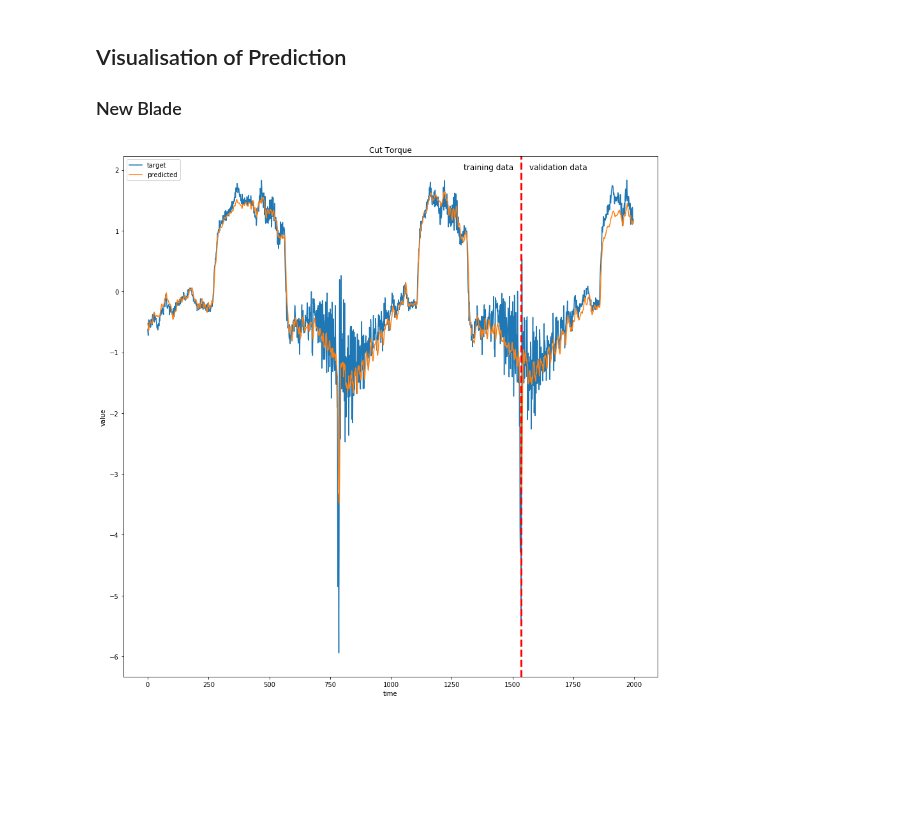
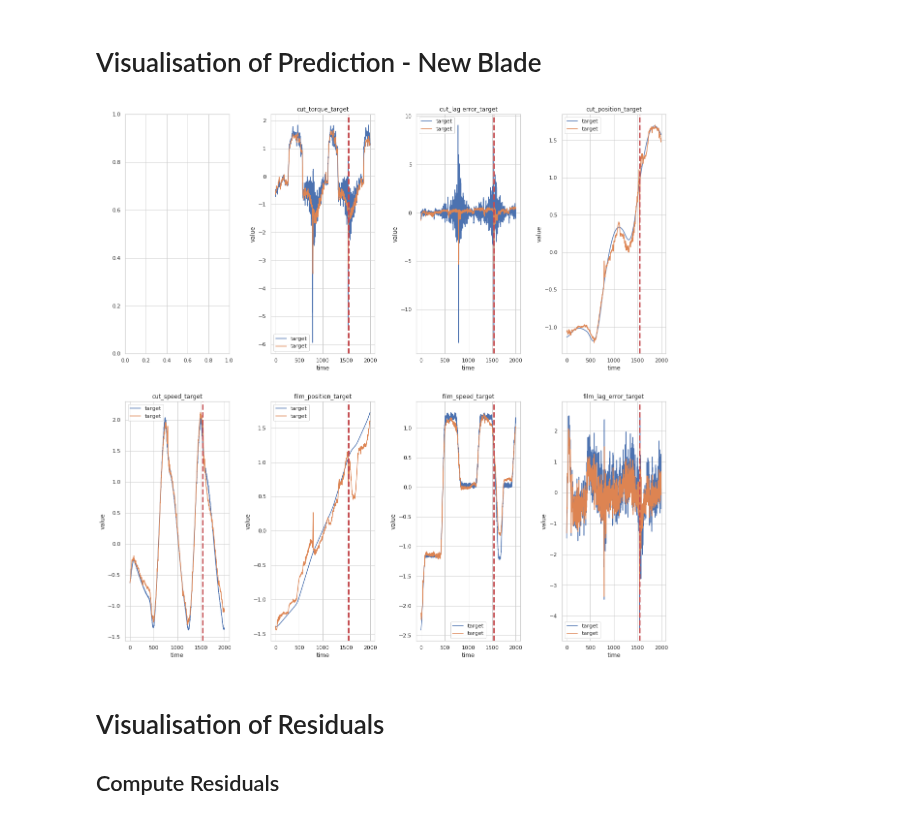
Before and after one commit to carlov93/predictive_maintenance, a Jupyter notebook: src/visualisation/visualisation_prediction.ipynb, the cells around one changed output. Saved outputs shown, nothing was run; the diff lists cells and outputs as text; code cells hidden in the pictures; blank space fills up the shorter version.

```diff
--- a/src/visualisation/visualisation_prediction.ipynb
+++ b/src/visualisation/visualisation_prediction.ipynb
@@ -5,16 +7,22 @@ import seaborn as sns
 # %% [markdown]
-## Visualisation of Prediction
-### New Blade
+# Visualisation of Prediction - New Blade
 # %%
 data_new_blade = pd.read_csv("./files/prediction_new_blade.csv", sep=";")
-f, ax = plt.subplots(figsize=(15, 15))
-sns.lineplot(data=data_new_blade, x="timestamp", y="cut_torque_target", ax=ax, label="target")
-sns.lineplot(data=data_new_blade, x="timestamp", y="cut_torque_predicted", ax=ax, label="predicted")
-ax.axvline(1536, 0,2, color="r", linestyle ="--", linewidth=3, label="train-validation")
-plt.text(1570, 2, 'validation data', fontsize=12)
-plt.text(1300, 2, 'training data', fontsize=12)
-ax.set(xlabel='time', ylabel='value')
-ax.set(title="Cut Torque")
+fig, axes = plt.subplots(2, 4, figsize=(20,20))
+ax = axes.ravel()
+columns = data_new_blade.columns
+plt.subplots_adjust(hspace=0.2, wspace=0.4)
+for i in range(1,8):
+    sns.lineplot(data=data_new_blade, x="timestamp", y=columns[i], ax=ax[i], label="target")
+    sns.lineplot(data=data_new_blade, x="timestamp", y=columns[i+7], ax=ax[i], label="target")
+    ax[i].axvline(1536, 0,2, color="r", linestyle ="--", linewidth=3, label="train-validation")
+    #plt.text(1570, 2, 'validation data', fontsize=12)
+    #plt.text(1300, 2, 'training data', fontsize=12)
+    ax[i].set(xlabel='time', ylabel='value')
+    ax[i].set(title=columns[i])
 plt.show()
 # %% [output]
-[figure, old version]
+[figure, new version]
+# %% [markdown]
+# Visualisation of Residuals
+## Compute Residuals
```
Also changed, not shown: parts of 15 cells of this notebook, 6 other files.
